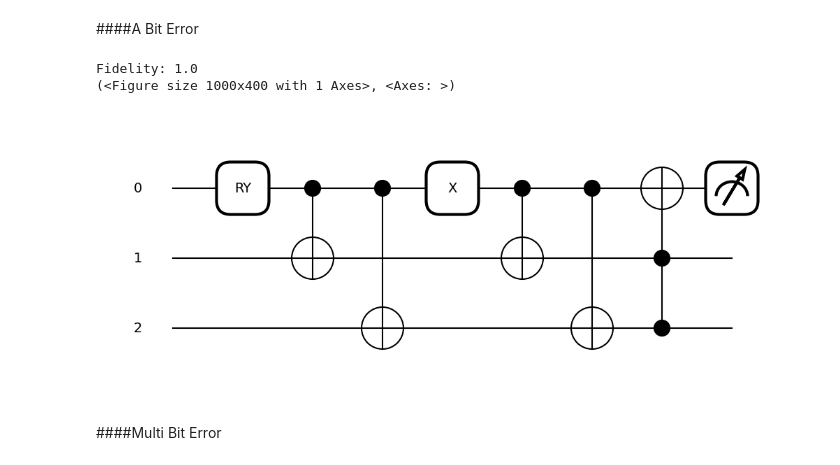
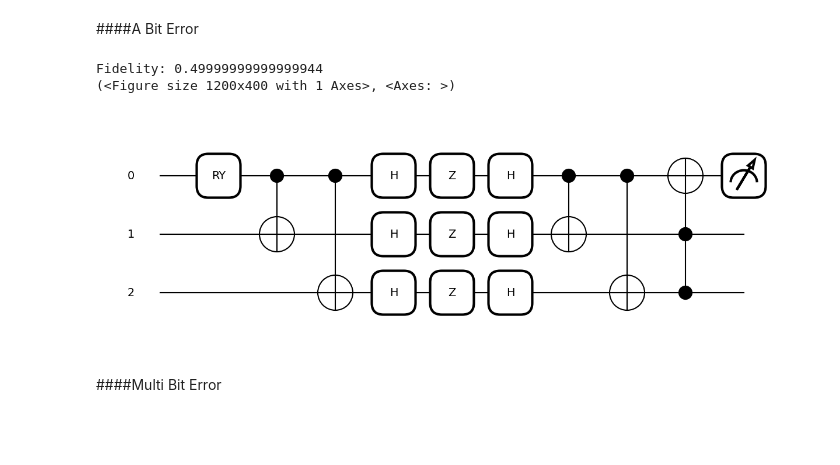
Before and after one commit to FLjv77/Quantum_ML_Course, a Jupyter notebook: codes/ErrorCorrection.ipynb, the cells around one changed output. Cells and saved outputs as stored; diff of their text form; code cells hidden in the pictures; blank space fills up the shorter version.

```diff
--- a/codes/ErrorCorrection.ipynb
+++ b/codes/ErrorCorrection.ipynb
@@ -48,19 +48,13 @@ def error_type1(num, p):
 def error_type2(num, p):
   for i in range(num):
     if np.random.rand() < p:
-      qml.Y(wires = [i])
+      qml.Z(wires = [i])
   return qml.state
 
 def error_type3(p):
   for i in range(9):
     if(np.random.rand() < p):
-      dis = np.random.randint(0, 9) % 3
-      if dis == 0:
-        qml.PauliX(wires=i)
-      elif dis == 1:
-        qml.PauliY(wires=i)
-      elif dis == 2:
-        qml.PauliY(wires=i)
+      qml.PauliX(wires=i)
 
   return qml.state
 # %% [markdown]
@@ -113,15 +107,15 @@ def phaseflip_code(p, num):
   return qml.probs(wires=0)
 # %%
 p = 0.99
-num = 1
-result = bitflip_code(p, num)
+num = 3
+result = phaseflip_code(p, num)
 fidelity = getFidelity(np.sqrt(result), (ideal))
 print("Fidelity:", fidelity)
-print(qml.draw_mpl(bitflip_code)(p, num))
+print(qml.draw_mpl(phaseflip_code)(p, num))
 # %% [output]
-Fidelity: 1.0
-(<Figure size 1000x400 with 1 Axes>, <Axes: >)
+Fidelity: 0.49999999999999944
+(<Figure size 1200x400 with 1 Axes>, <Axes: >)
-[figure, old version]
+[figure, new version]
 # %% [markdown]
 ####Multi Bit Error
 # %%
```
Also changed, not shown: parts of 4 cells of this notebook.
